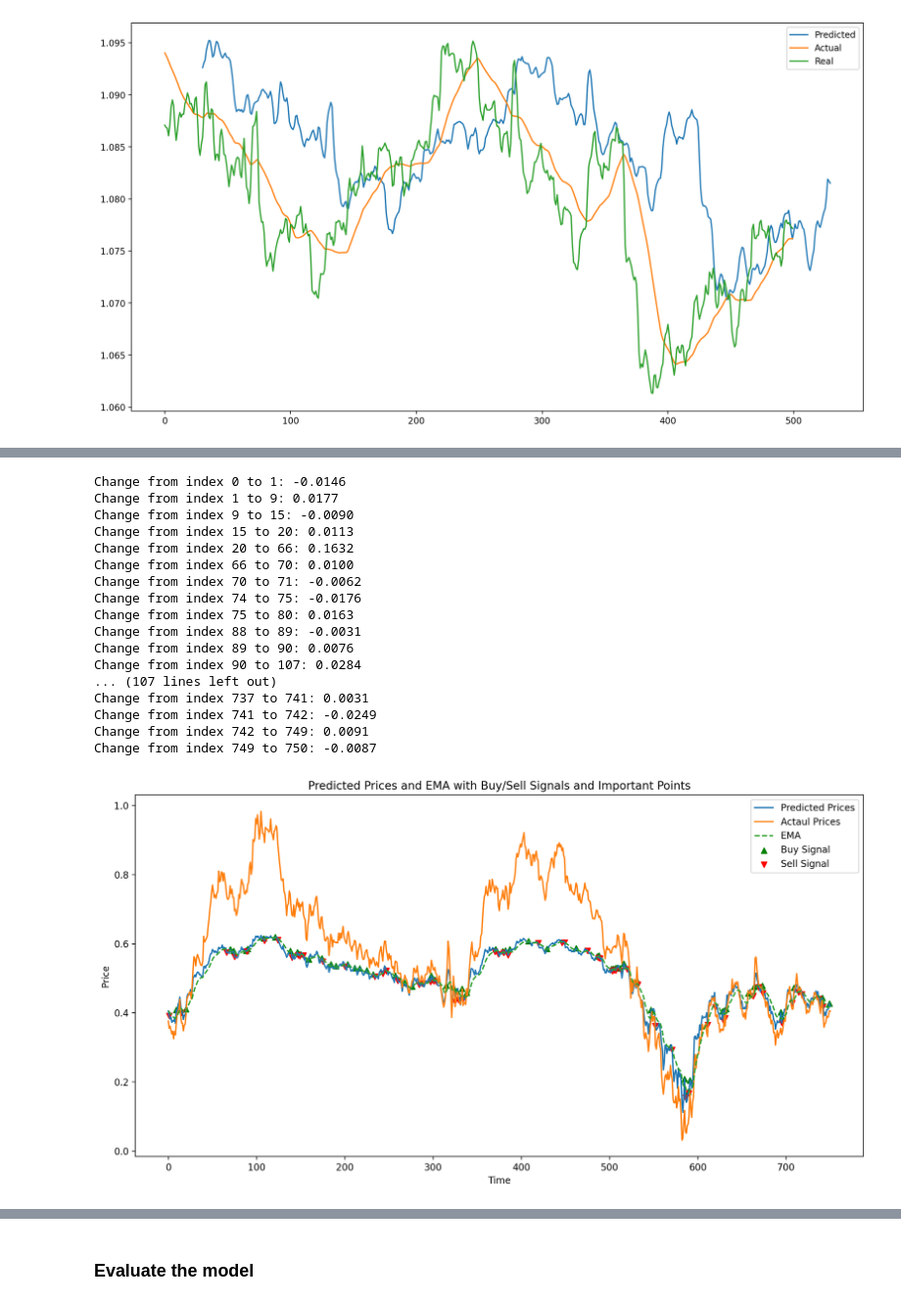
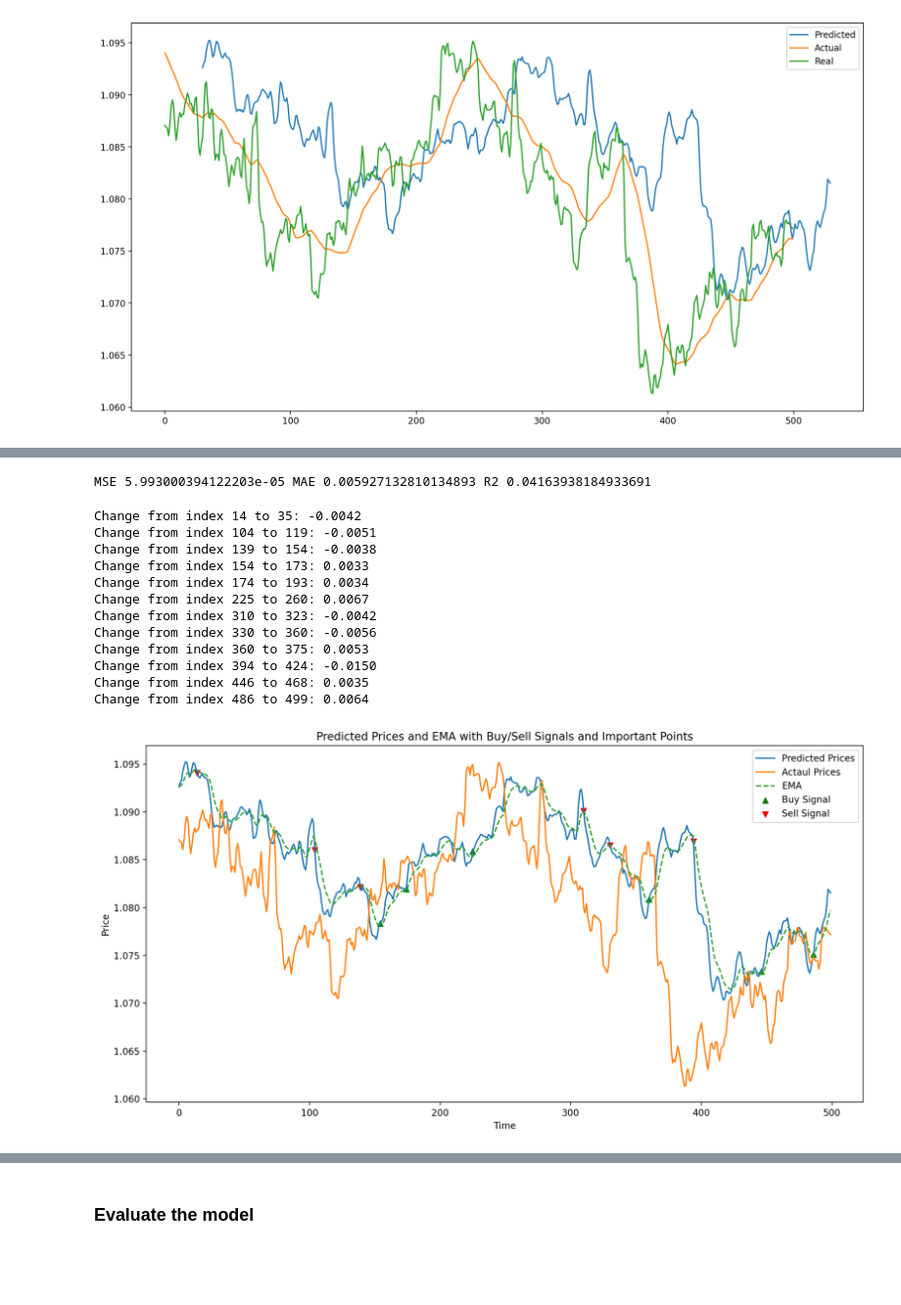
Before and after one commit to Iftekhar-mobin/Make_Money_with_Tensorflow_2.0, a Jupyter notebook: forexPredictor/Main_______Multivariate_Multi_Step_Single_output.ipynb, the cells around one changed output, grey strips where cells are left out. Shown at 98% size. Cells and saved outputs as stored; diff of their text form; code cells hidden in the pictures; blank space fills up the shorter version.

```diff
--- a/forexPredictor/Main_______Multivariate_Multi_Step_Single_output.ipynb
+++ b/forexPredictor/Main_______Multivariate_Multi_Step_Single_output.ipynb
@@ -311,10 +302,0 @@ pr_price_avg.shape
-# %%
-# plt.plot(predicted_price[-1])
-# plt.plot(test_y[-1])
-
-collector = []
-for i in range(len(predicted_price)):
-#     print(predicted_price[i, -1:])
-    collector.append(predicted_price[i, -1:])
-
-pr_price_avg = np.average(predicted_price, axis=1)
@@ -345,3 +329,9 @@ predicted_prices.shape
+# %%
+performance(df_h4['avg'].values[-length:], pre[-length:])
+# %% [output]
+MSE 5.993000394122203e-05 MAE 0.005927132810134893 R2 0.04163938184933691
+# %%
+predicted_prices = pre.reshape(-1)
 # %%
 # Provided predicted price array
 # predicted_prices = np.array([1.07741435, 1.07797974, 1.07768342, 1.07768771, 1.07819248,
@@ -390,49 +380,44 @@ for j in range(1, len(important_points)):
     index_prev, price_prev = important_points[j - 1]
     index_curr, price_curr = important_points[j]
 #     percent_change = ((price_curr - price_prev) / price_prev) * 100
     pip_change = (price_curr - price_prev)
     if pip_change_min < abs(pip_change):
         print(f"Change from index {index_prev} to {index_curr}: {pip_change:.4f}")
 
     else:
         signals[index_prev] = 0
 #         signals[index_curr] = 0
 
 
 # Plot the results
 plt.figure(figsize=(14, 7))
 plt.plot(predicted_prices, label='Predicted Prices')
-plt.plot(test_y_collect_avg, label='Actaul Prices')
+plt.plot(df_h4['avg'].values[-length:], label='Actaul Prices')
 plt.plot(ema, label='EMA', linestyle='--')
 plt.scatter(np.arange(len(predicted_prices)), np.where(signals == 1, predicted_prices, np.nan), marker='^', color='g', label='Buy Signal')
 plt.scatter(np.arange(len(predicted_prices)), np.where(signals == -1, predicted_prices, np.nan), marker='v', color='r', label='Sell Signal')
 
 # Annotate the important points
 # for index, price in important_points:
 #     plt.annotate(f'{price:.5f}', (index, price),
 #                  textcoords="offset points", xytext=(0,10), ha='center', color='blue')
 
 plt.legend()
 plt.title('Predicted Prices and EMA with Buy/Sell Signals and Important Points')
 plt.xlabel('Time')
 plt.ylabel('Price')
 plt.show()
 # %% [output]
-Change from index 0 to 1: -0.0146
-Change from index 1 to 9: 0.0177
-Change from index 9 to 15: -0.0090
-Change from index 15 to 20: 0.0113
-Change from index 20 to 66: 0.1632
-Change from index 66 to 70: 0.0100
-Change from index 70 to 71: -0.0062
-Change from index 74 to 75: -0.0176
-Change from index 75 to 80: 0.0163
-Change from index 88 to 89: -0.0031
-Change from index 89 to 90: 0.0076
-Change from index 90 to 107: 0.0284
-... (107 lines left out)
-Change from index 737 to 741: 0.0031
-Change from index 741 to 742: -0.0249
-Change from index 742 to 749: 0.0091
-Change from index 749 to 750: -0.0087
+Change from index 14 to 35: -0.0042
+Change from index 104 to 119: -0.0051
+Change from index 139 to 154: -0.0038
+Change from index 154 to 173: 0.0033
+Change from index 174 to 193: 0.0034
+Change from index 225 to 260: 0.0067
+Change from index 310 to 323: -0.0042
+Change from index 330 to 360: -0.0056
+Change from index 360 to 375: 0.0053
+Change from index 394 to 424: -0.0150
+Change from index 446 to 468: 0.0035
+Change from index 486 to 499: 0.0064
-[figure, old version]
+[figure, new version]
```
Also changed, not shown: parts of 44 cells of this notebook.
